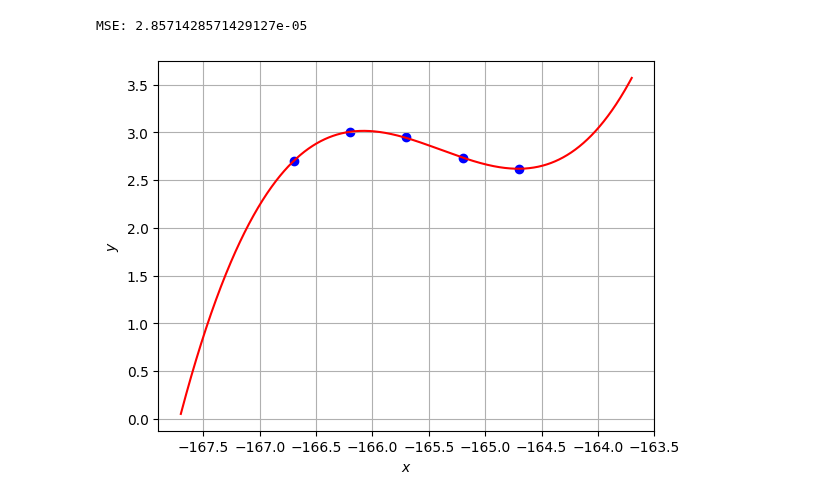
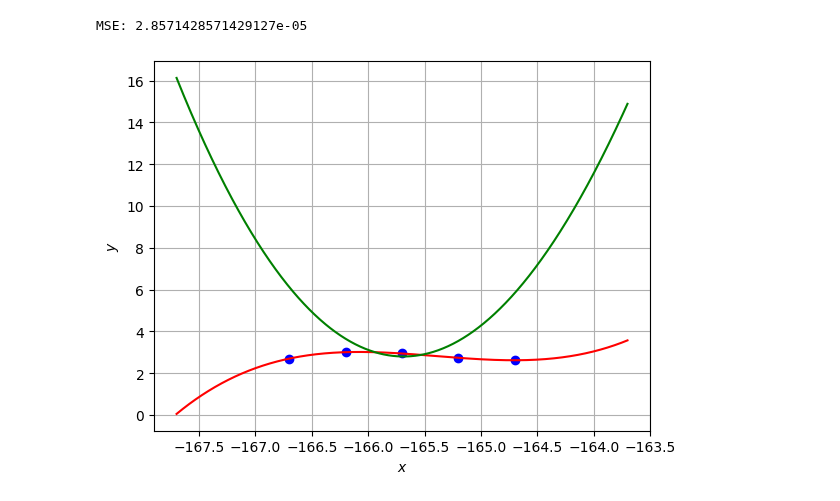
Before and after one commit to yumekasa5/Pyhton, a Jupyter notebook: jupyter/math/lsm.ipynb, the cells around one changed output. Drawn from its saved outputs; the diff is of its cells as text; code cells hidden in the pictures.

```diff
--- a/jupyter/math/lsm.ipynb
+++ b/jupyter/math/lsm.ipynb
@@ -60,13 +111,14 @@ array([1.38737162e+06, 2.51658853e+04, 1.52161143e+02, 3.06666667e-01])
 # %%
 fig, ax = plt.subplots()
 ax.scatter(xdata, ydata, marker='o', color='b')
-ax.plot(x, W3(x), color='r')
+ax.plot(x, W3(x), color='r', label='numpy.poly')
+ax.plot(x, y, color='g', label='LSM')
 ax.set_xlabel('$x$')
 ax.set_ylabel('$y$')
 ax.grid()
 
 MSE = np.mean((ydata - W3(xdata)) ** 2)
 print(f'MSE: {MSE}')
 # %% [output]
 MSE: 2.8571428571429127e-05
-[figure, old version]
+[figure, new version]
```
Also changed, not shown: parts of 1 cell of this notebook.
